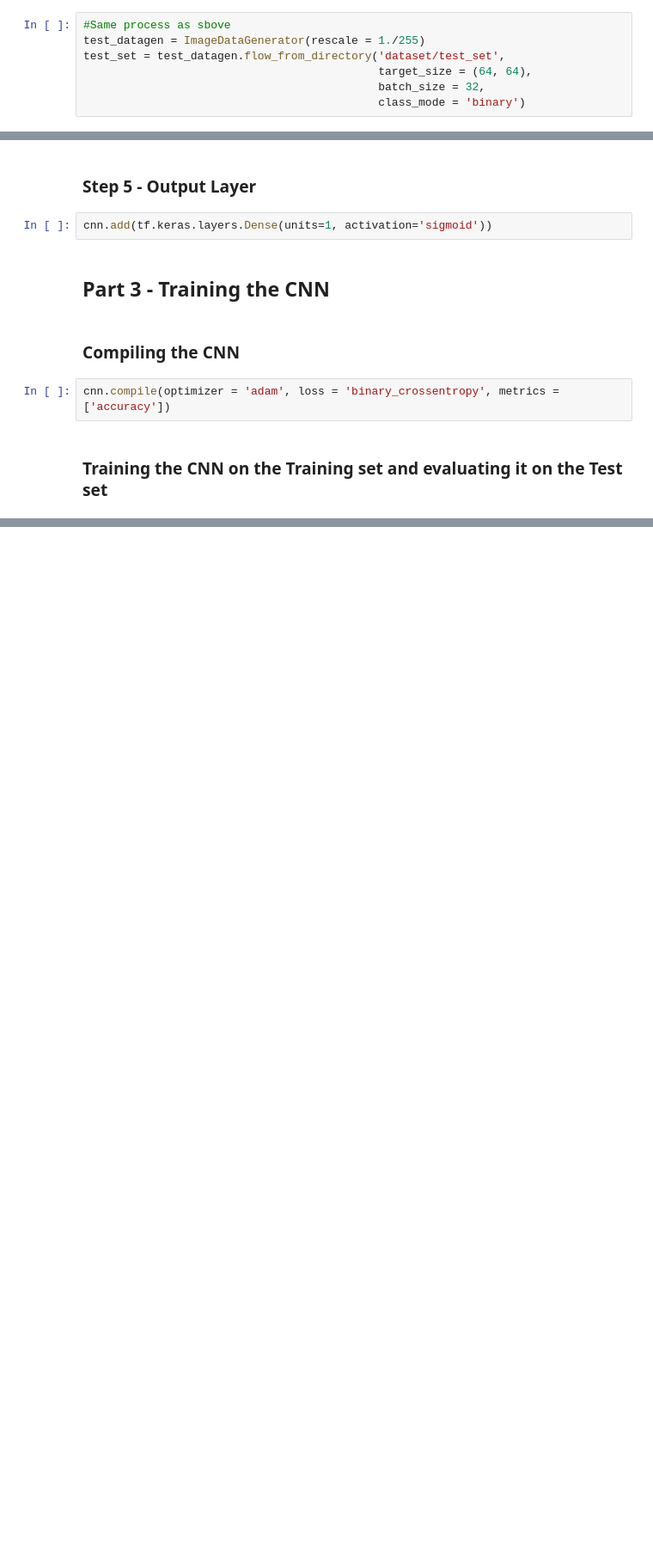
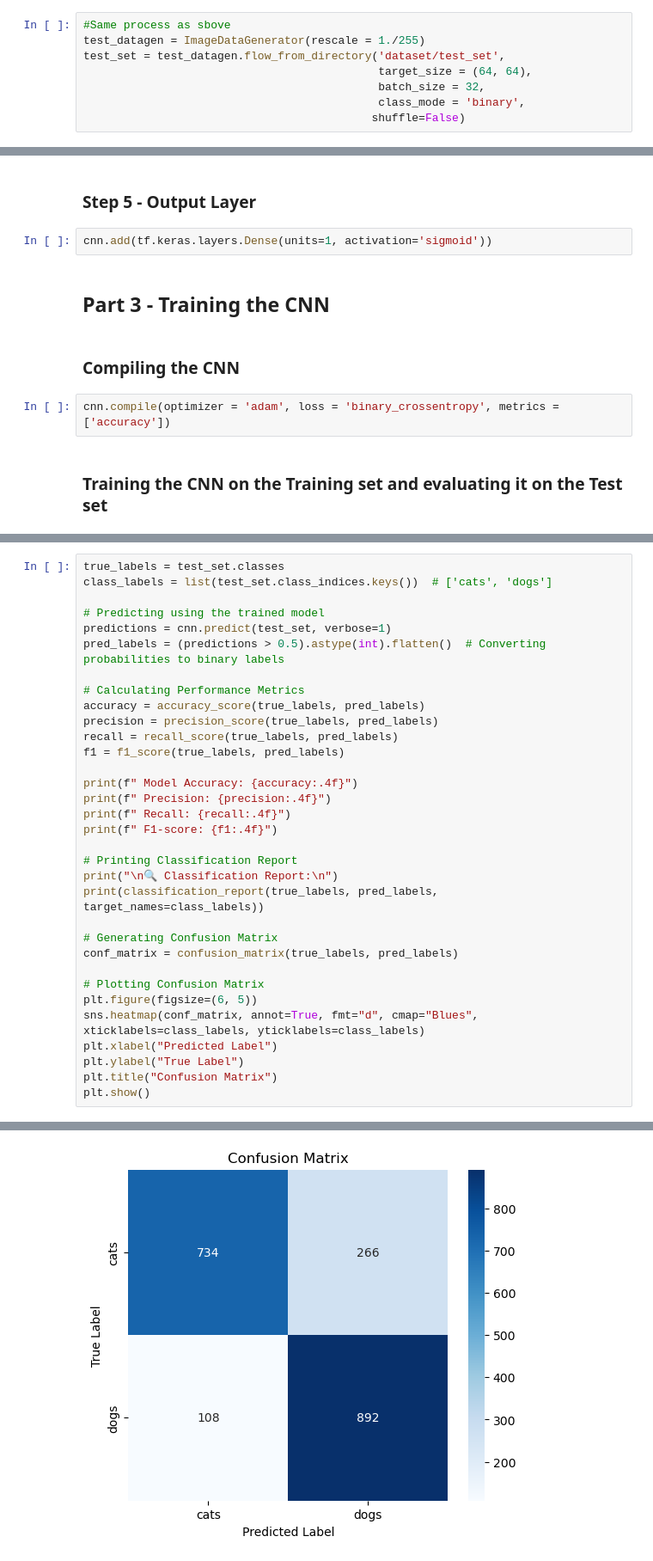
Before and after one commit to Akshdeep792/Dog-Cat-Classifier, a Jupyter notebook: Dog_Cat_Classifier.ipynb, the cells around one changed output, grey strips where cells are left out. Shown at 86% size. Saved outputs shown, nothing was run; the diff lists cells and outputs as text; blank space fills up the shorter version.

```diff
--- a/Dog_Cat_Classifier.ipynb
+++ b/Dog_Cat_Classifier.ipynb
@@ -40,7 +44,8 @@ test_datagen = ImageDataGenerator(rescale = 1./255)
 test_set = test_datagen.flow_from_directory('dataset/test_set',
                                             target_size = (64, 64),
                                             batch_size = 32,
-                                            class_mode = 'binary')
+                                            class_mode = 'binary',
+                                           shuffle=False)
 # %% [output]
 Found 2000 images belonging to 2 classes.
 # %% [markdown]
@@ -113,0 +122,34 @@ Epoch 25/25
+# %%
+true_labels = test_set.classes
+class_labels = list(test_set.class_indices.keys())  # ['cats', 'dogs']
+
+# Predicting using the trained model
+predictions = cnn.predict(test_set, verbose=1)
+pred_labels = (predictions > 0.5).astype(int).flatten()  # Converting probabilities to binary labels
+
+# Calculating Performance Metrics
+accuracy = accuracy_score(true_labels, pred_labels)
+precision = precision_score(true_labels, pred_labels)
+recall = recall_score(true_labels, pred_labels)
+f1 = f1_score(true_labels, pred_labels)
+
+print(f" Model Accuracy: {accuracy:.4f}")
+print(f" Precision: {precision:.4f}")
+print(f" Recall: {recall:.4f}")
+print(f" F1-score: {f1:.4f}")
+
+# Printing Classification Report
+print("\n🔍 Classification Report:\n")
+print(classification_report(true_labels, pred_labels, target_names=class_labels))
+
+# Generating Confusion Matrix
+conf_matrix = confusion_matrix(true_labels, pred_labels)
+
+# Plotting Confusion Matrix
+plt.figure(figsize=(6, 5))
+sns.heatmap(conf_matrix, annot=True, fmt="d", cmap="Blues", xticklabels=class_labels, yticklabels=class_labels)
+plt.xlabel("Predicted Label")
+plt.ylabel("True Label")
+plt.title("Confusion Matrix")
+plt.show()
+# %% [output]
@@ -114 +172,2 @@ Epoch 25/25
+[figure, added]
 # %% [markdown]
```
Also changed, not shown: parts of 9 cells of this notebook.
